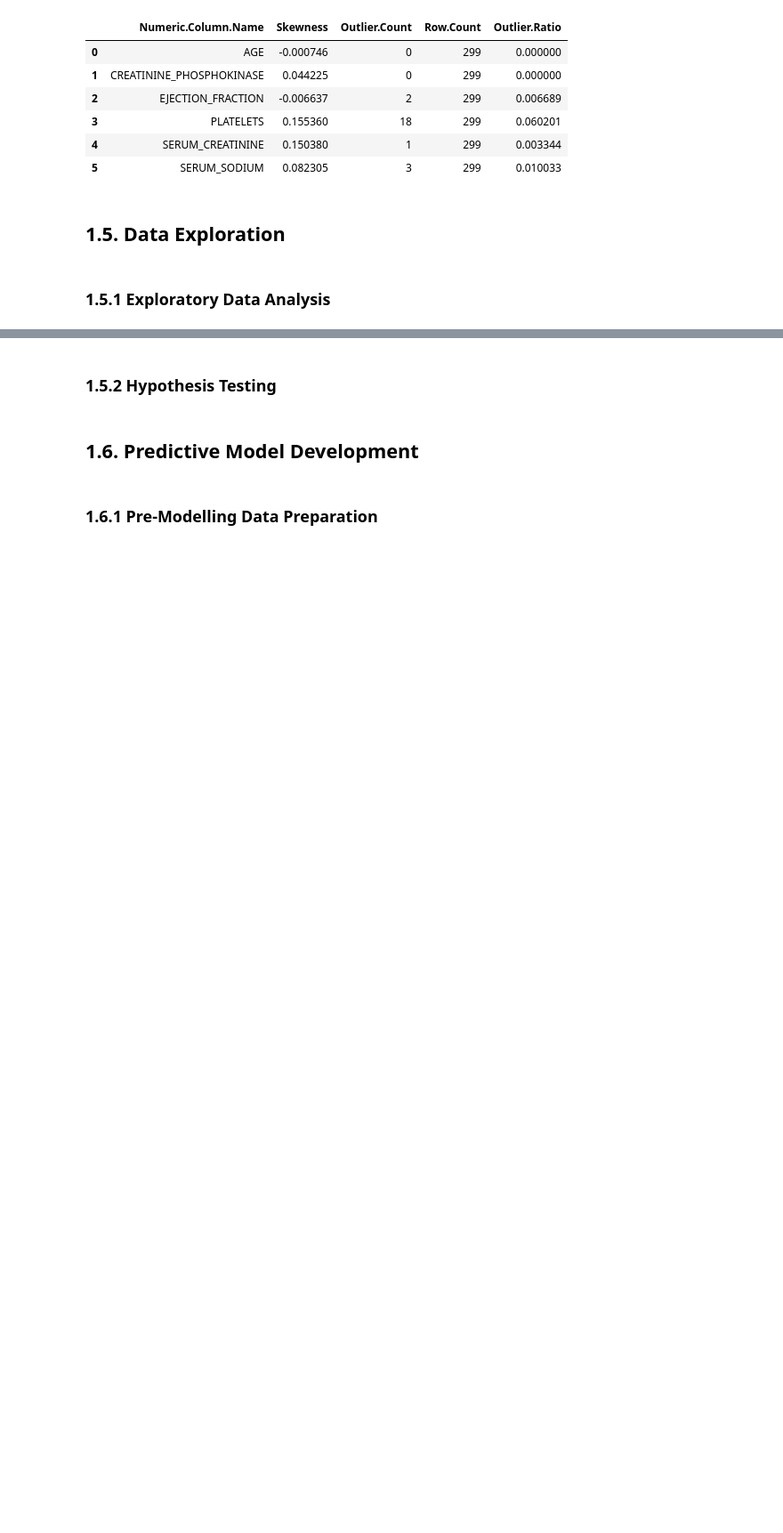
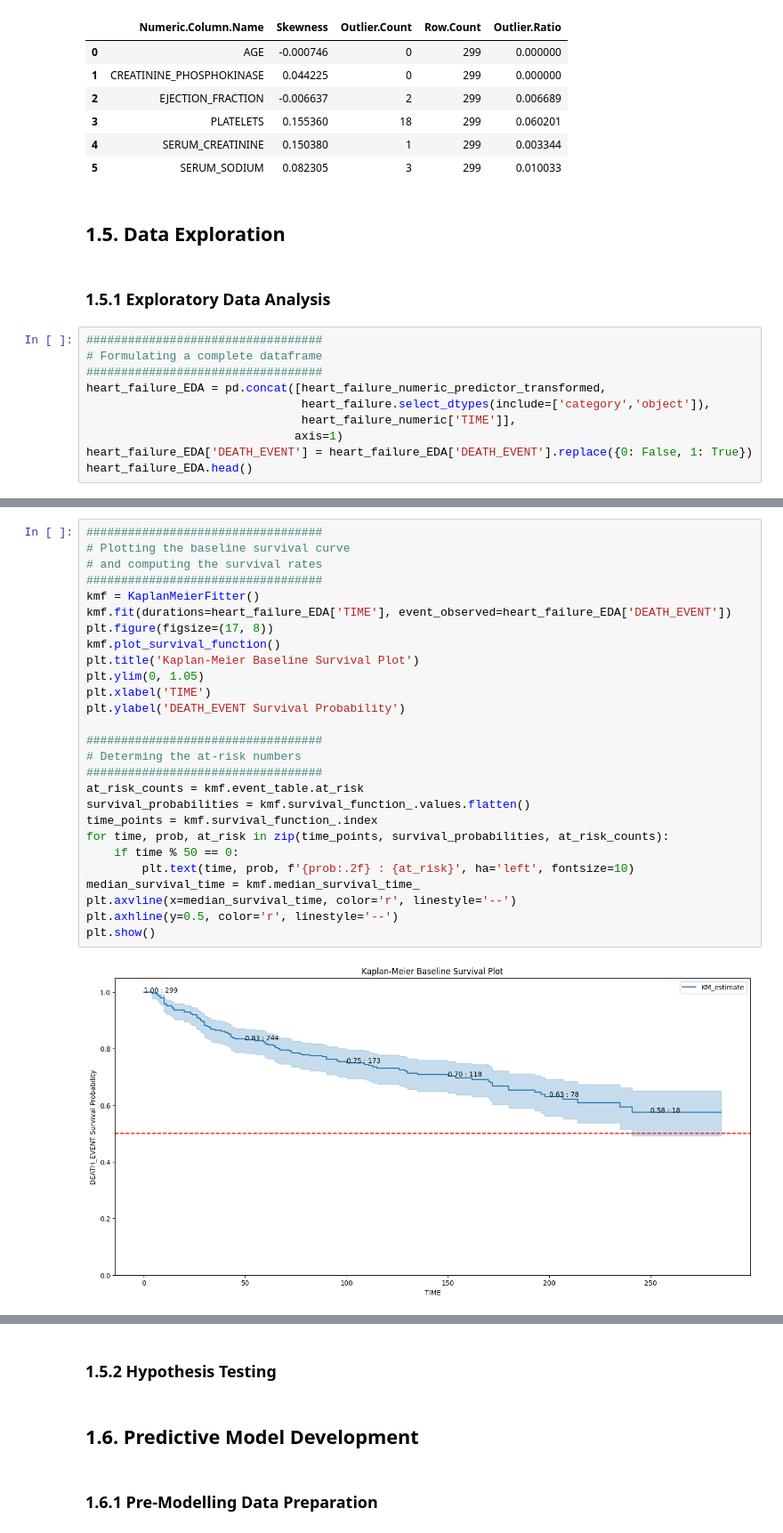
Before and after one commit to JohnPaulinePineda/Portfolio_Project_55, a Jupyter notebook: codes/EstimatingHeartFailureSurvivalRiskProfilesFromCardiovascularHematologicAndMetabolicMarkers.ipynb, the cells around one changed output, grey strips where cells are left out. Shown at 89% size. Cells and saved outputs as stored; diff of their text form; blank space fills up the shorter version.

```diff
--- a/codes/EstimatingHeartFailureSurvivalRiskProfilesFromCardiovascularHematologicAndMetabolicMarkers.ipynb
+++ b/codes/EstimatingHeartFailureSurvivalRiskProfilesFromCardiovascularHematologicAndMetabolicMarkers.ipynb
@@ -1005,3 +1005,13 @@ display(numeric_column_outlier_summary)
 ## 1.5. Data Exploration <a class="anchor" id="1.5"></a>
 # %% [markdown]
 ### 1.5.1 Exploratory Data Analysis <a class="anchor" id="1.5.1"></a>
+# %%
+##################################
+# Formulating a complete dataframe
+##################################
+heart_failure_EDA = pd.concat([heart_failure_numeric_predictor_transformed,
+                               heart_failure.select_dtypes(include=['category','object']),
+                               heart_failure_numeric['TIME']],
+                              axis=1)
+heart_failure_EDA['DEATH_EVENT'] = heart_failure_EDA['DEATH_EVENT'].replace({0: False, 1: True})
+heart_failure_EDA.head()
@@ -1007,0 +1025,29 @@ display(numeric_column_outlier_summary)
+# %%
+##################################
+# Plotting the baseline survival curve
+# and computing the survival rates
+##################################
+kmf = KaplanMeierFitter()
+kmf.fit(durations=heart_failure_EDA['TIME'], event_observed=heart_failure_EDA['DEATH_EVENT'])
+plt.figure(figsize=(17, 8))
+kmf.plot_survival_function()
+plt.title('Kaplan-Meier Baseline Survival Plot')
+plt.ylim(0, 1.05)
+plt.xlabel('TIME')
+plt.ylabel('DEATH_EVENT Survival Probability')
+
+##################################
+# Determing the at-risk numbers
+##################################
+at_risk_counts = kmf.event_table.at_risk
+survival_probabilities = kmf.survival_function_.values.flatten()
+time_points = kmf.survival_function_.index
+for time, prob, at_risk in zip(time_points, survival_probabilities, at_risk_counts):
+    if time % 50 == 0:
+        plt.text(time, prob, f'{prob:.2f} : {at_risk}', ha='left', fontsize=10)
+median_survival_time = kmf.median_survival_time_
+plt.axvline(x=median_survival_time, color='r', linestyle='--')
+plt.axhline(y=0.5, color='r', linestyle='--')
+plt.show()
+# %% [output]
+[figure, added]
```
Also changed, not shown: parts of 6 cells of this notebook, 2 other files.
